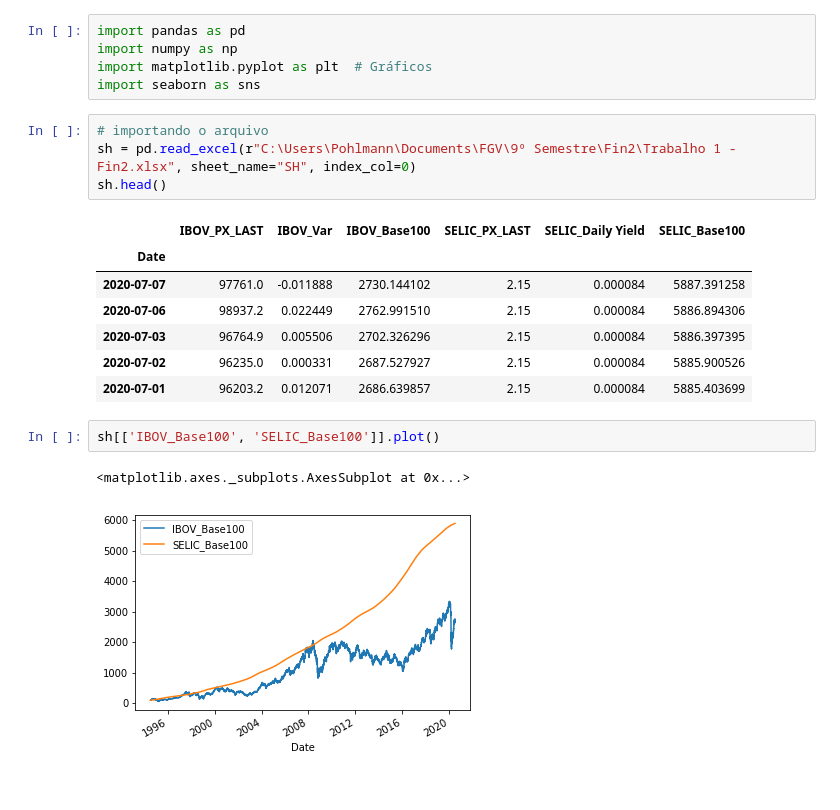
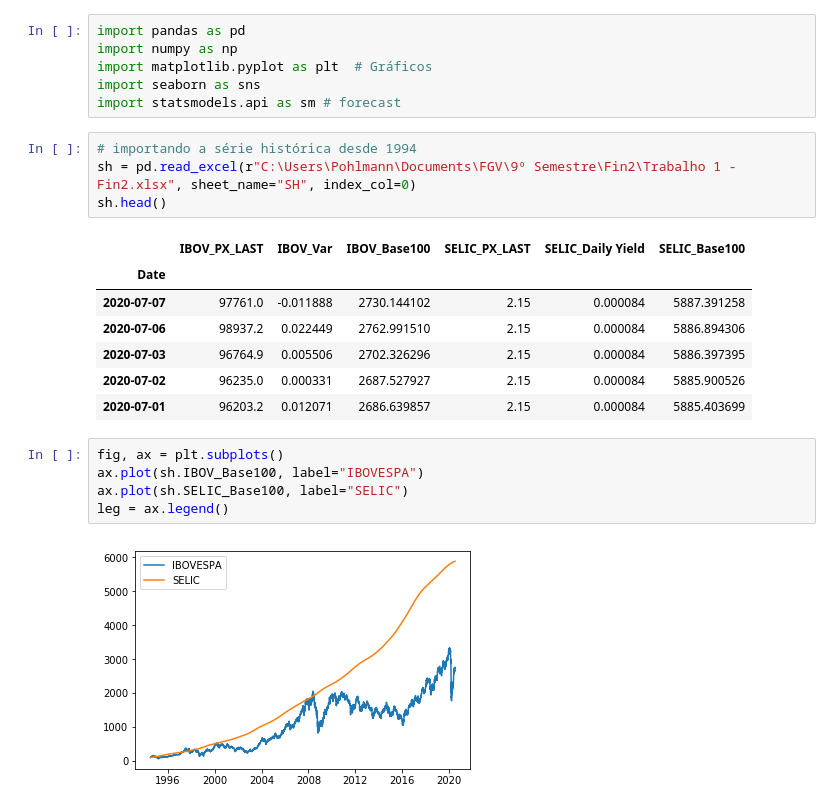
Before and after one commit to Pombalino/FGV, a Jupyter notebook: Trab1Fin2.ipynb, the cells around one changed output. Drawn from its saved outputs; the diff is of its cells as text.

Commit message:
More plots

```diff
--- a/Trab1Fin2.ipynb
+++ b/Trab1Fin2.ipynb
@@ -3,8 +3,9 @@ import pandas as pd
 import numpy as np
 import matplotlib.pyplot as plt  # Gráficos
 import seaborn as sns
+import statsmodels.api as sm # forecast
 # %%
-# importando o arquivo
+# importando a série histórica desde 1994
 sh = pd.read_excel(r"C:\Users\Pohlmann\Documents\FGV\9º Semestre\Fin2\Trabalho 1 - Fin2.xlsx", sheet_name="SH", index_col=0)
 sh.head()
 # %% [output]
@@ -15,8 +16,10 @@ sh.head()
 | 2020-07-03 | 96764.9 | 0.005506 | 2702.326296 | 2.15 | 0.000084 | 5886.397395 |
 | 2020-07-02 | 96235.0 | 0.000331 | 2687.527927 | 2.15 | 0.000084 | 5885.900526 |
 | 2020-07-01 | 96203.2 | 0.012071 | 2686.639857 | 2.15 | 0.000084 | 5885.403699 |
-# %%
-sh[['IBOV_Base100', 'SELIC_Base100']].plot()
-# %% [output]
-<matplotlib.axes._subplots.AxesSubplot at 0x...>
-[figure, removed]
+# %%
+fig, ax = plt.subplots()
+ax.plot(sh.IBOV_Base100, label="IBOVESPA")
+ax.plot(sh.SELIC_Base100, label="SELIC")
+leg = ax.legend()
+# %% [output]
+[figure, added]
```
Also changed, not shown: parts of 3 cells of this notebook.
